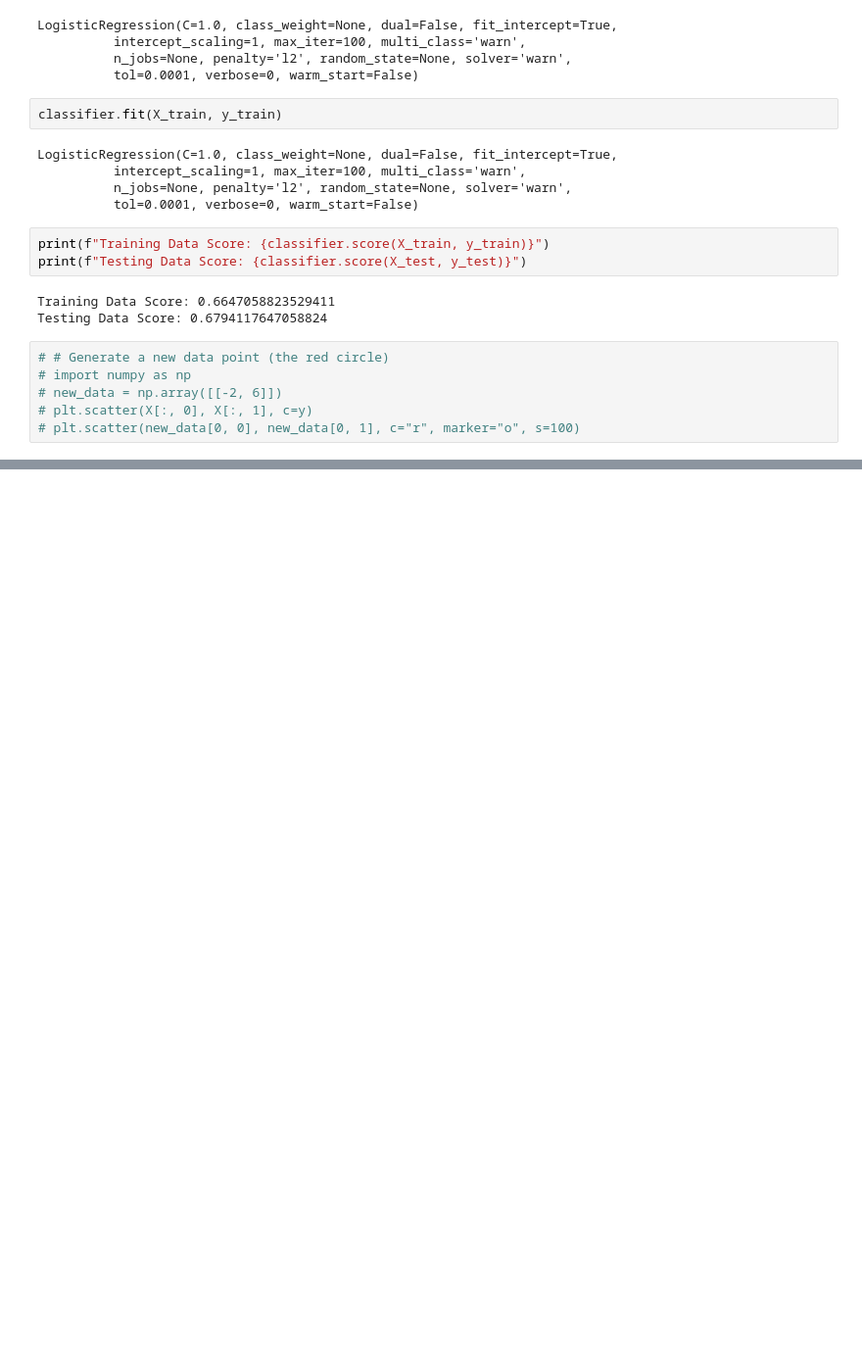
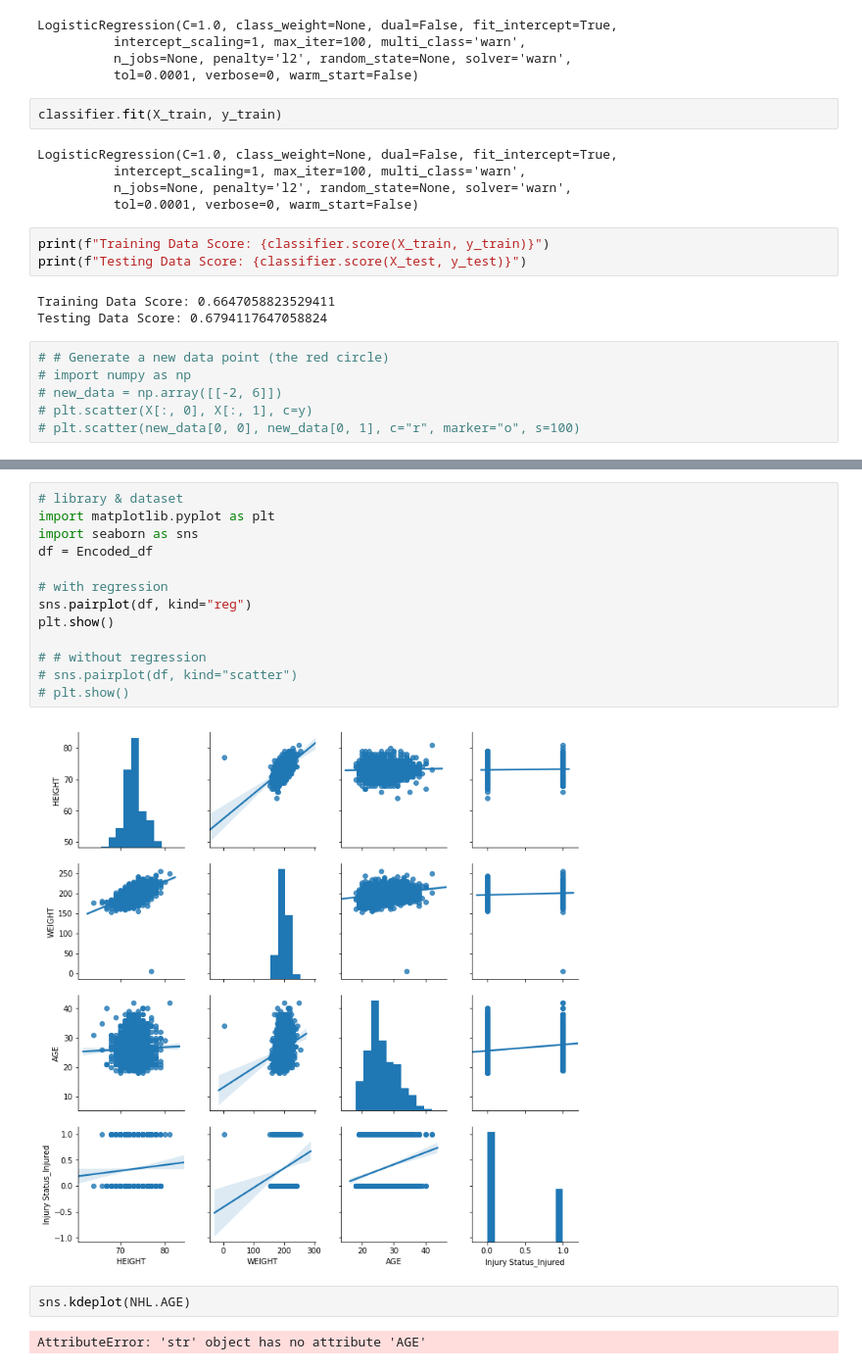
Before and after one commit to ibourzgui/project3_Imane, a Jupyter notebook: NHL_HotEncod.ipynb, the cells around one changed output, grey strips where cells are left out. Shown at 98% size. Drawn from its saved outputs; the diff is of its cells as text; blank space fills up the shorter version.

```diff
--- a/NHL_HotEncod.ipynb
+++ b/NHL_HotEncod.ipynb
@@ -88,0 +191,19 @@ Testing Data Score: 0.6794117647058824
+# %%
+# library & dataset
+import matplotlib.pyplot as plt
+import seaborn as sns
+df = Encoded_df
+
+# with regression
+sns.pairplot(df, kind="reg")
+plt.show()
+
+# # without regression
+# sns.pairplot(df, kind="scatter")
+# plt.show()
+# %% [output]
+[figure, added]
+# %%
+sns.kdeplot(NHL.AGE)
+# %% [output]
+AttributeError: 'str' object has no attribute 'AGE'
```
Also changed, not shown: parts of 15 cells of this notebook, 11 other files.
